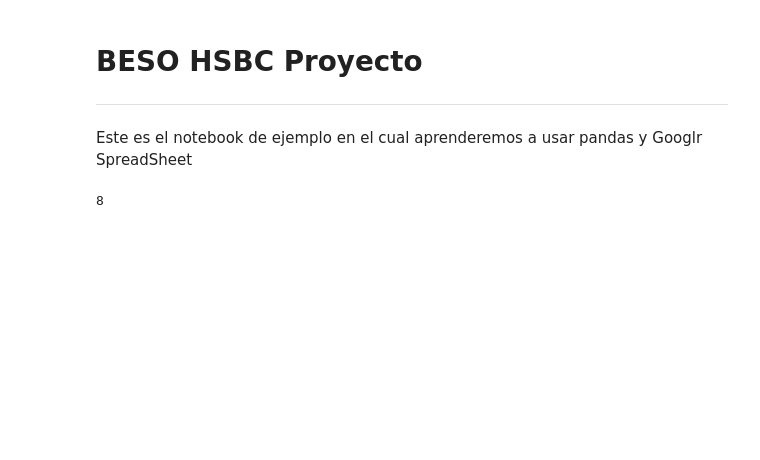
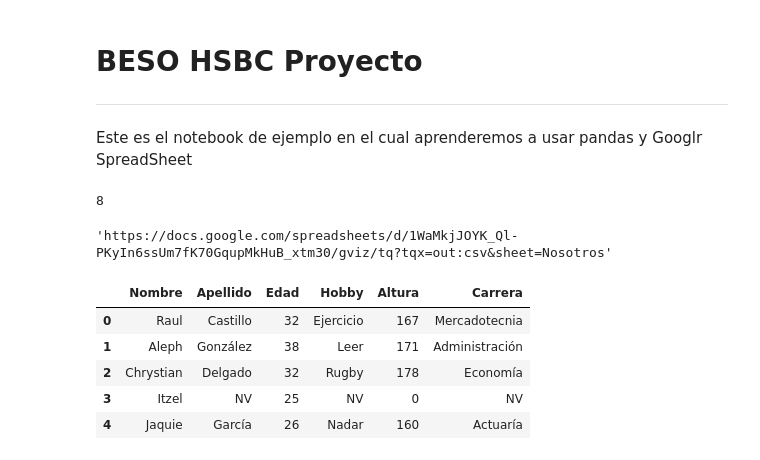
Before and after one commit to beso-ds/mi-primer-repo, a Jupyter notebook: BESO_HSBC_Auto_TMP.ipynb, the cells around one changed output. Drawn from its saved outputs; the diff is of its cells as text; code cells hidden in the pictures; blank space fills up the shorter version.

```diff
--- a/BESO_HSBC_Auto_TMP.ipynb
+++ b/BESO_HSBC_Auto_TMP.ipynb
@@ -12,0 +17,4 @@ import pandas as pd
+# %%
+url
+# %% [output]
+'https://docs.google.com/spreadsheets/d/1WaMkjJOYK_Ql-PKyIn6ssUm7fK70GqupMkHuB_xtm30/gviz/tq?tqx=out:csv&sheet=Nosotros'
@@ -12,0 +23,9 @@ import pandas as pd
+# %%
+nosotros_df.head()
+# %% [output]
+|  | Nombre | Apellido | Edad | Hobby | Altura | Carrera |
+| 0 | Raul | Castillo | 32 | Ejercicio | 167 | Mercadotecnia |
+| 1 | Aleph | González | 38 | Leer | 171 | Administración |
+| 2 | Chrystian | Delgado | 32 | Rugby | 178 | Economía |
+| 3 | Itzel | NV | 25 | NV | 0 | NV |
+| 4 | Jaquie | García | 26 | Nadar | 160 | Actuaría |
```
Also changed, not shown: parts of 11 cells of this notebook.
